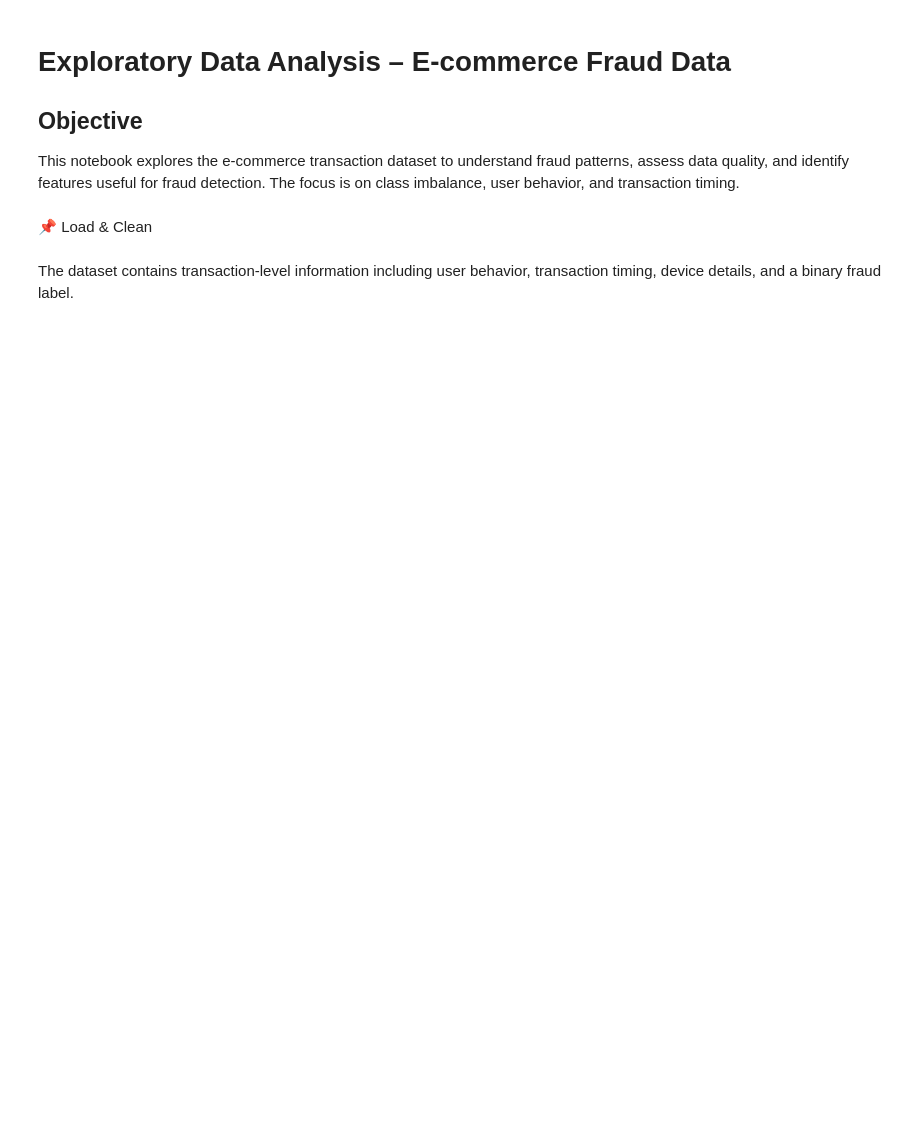
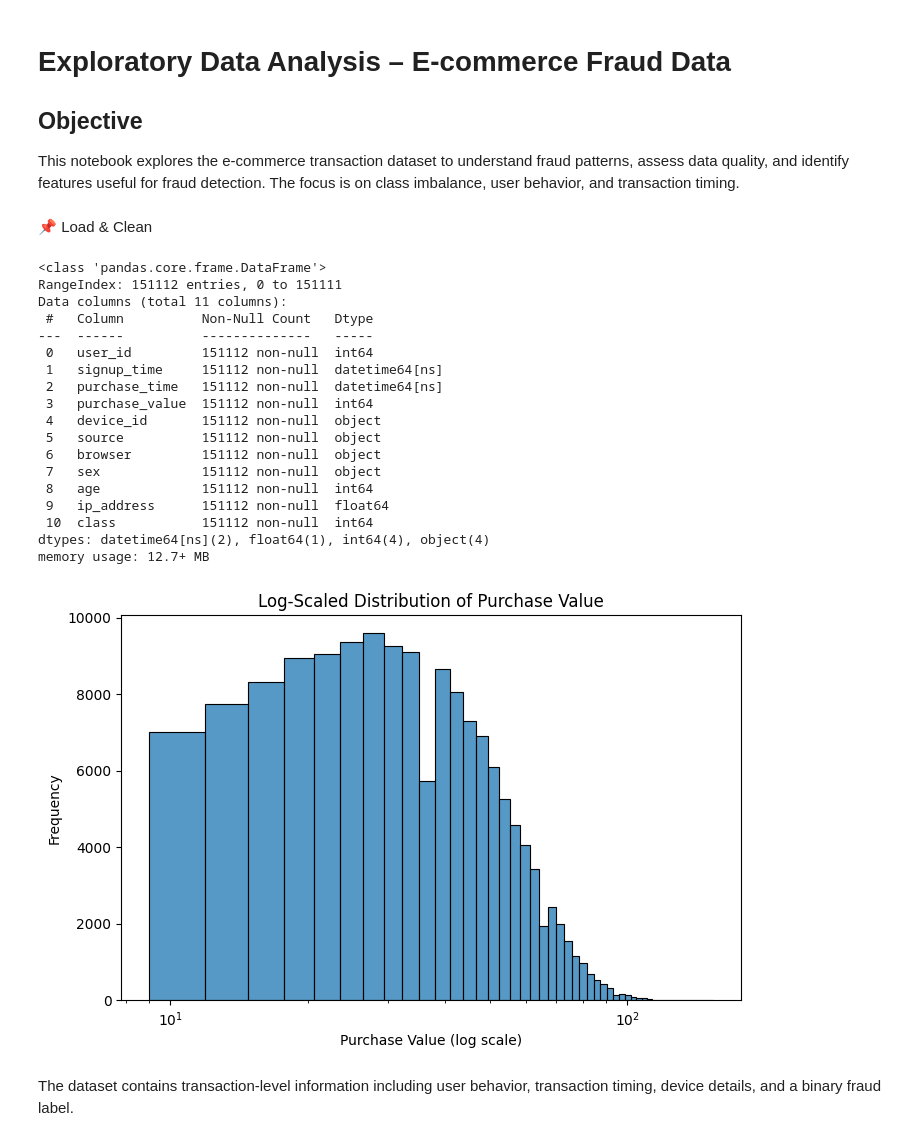
Before and after one commit to Moggycool/fraud-detection, a Jupyter notebook: notebooks/eda-fraud-data.ipynb, the cells around one changed output. Saved outputs shown, nothing was run; the diff lists cells and outputs as text; code cells hidden in the pictures; blank space fills up the shorter version.

```diff
--- a/notebooks/eda-fraud-data.ipynb
+++ b/notebooks/eda-fraud-data.ipynb
@@ -10,21 +10,52 @@ The focus is on class imbalance, user behavior, and transaction timing.
 # %%
 # Exploratory Data Analysis for Fraud Detection
 # Allow imports from src/
 import sys
 from pathlib import Path
+import pandas as pd
+import matplotlib.pyplot as plt
+import seaborn as sns
 
 PROJECT_ROOT = Path("..").resolve()
 if str(PROJECT_ROOT) not in sys.path:
     sys.path.insert(0, str(PROJECT_ROOT))
 
 from src.data_loader import load_fraud_data
 from src.preprocessing import clean_fraud_data
 
 df = load_fraud_data("../data/raw/Fraud_Data.csv")
 df.shape
 df = clean_fraud_data(df)
 df.head()
 df.info()
+
+plt.figure(figsize=(8, 5))
+sns.histplot(df["purchase_value"], bins=50)
+plt.xscale("log")
+plt.title("Log-Scaled Distribution of Purchase Value")
+plt.xlabel("Purchase Value (log scale)")
+plt.ylabel("Frequency")
+plt.show()
+# %% [output]
+<class 'pandas.core.frame.DataFrame'>
+RangeIndex: 151112 entries, 0 to 151111
+Data columns (total 11 columns):
+ #   Column          Non-Null Count   Dtype
+---  ------          --------------   -----
+ 0   user_id         151112 non-null  int64
+ 1   signup_time     151112 non-null  datetime64[ns]
+ 2   purchase_time   151112 non-null  datetime64[ns]
+ 3   purchase_value  151112 non-null  int64
+ 4   device_id       151112 non-null  object
+ 5   source          151112 non-null  object
+ 6   browser         151112 non-null  object
+ 7   sex             151112 non-null  object
+ 8   age             151112 non-null  int64
+ 9   ip_address      151112 non-null  float64
+ 10  class           151112 non-null  int64
+dtypes: datetime64[ns](2), float64(1), int64(4), object(4)
+memory usage: 12.7+ MB
+[figure, added]
 # %% [markdown]
 The dataset contains transaction-level information including user behavior,
 transaction timing, device details, and a binary fraud label.
```
Also changed, not shown: parts of 5 cells of this notebook, 2 other files.
